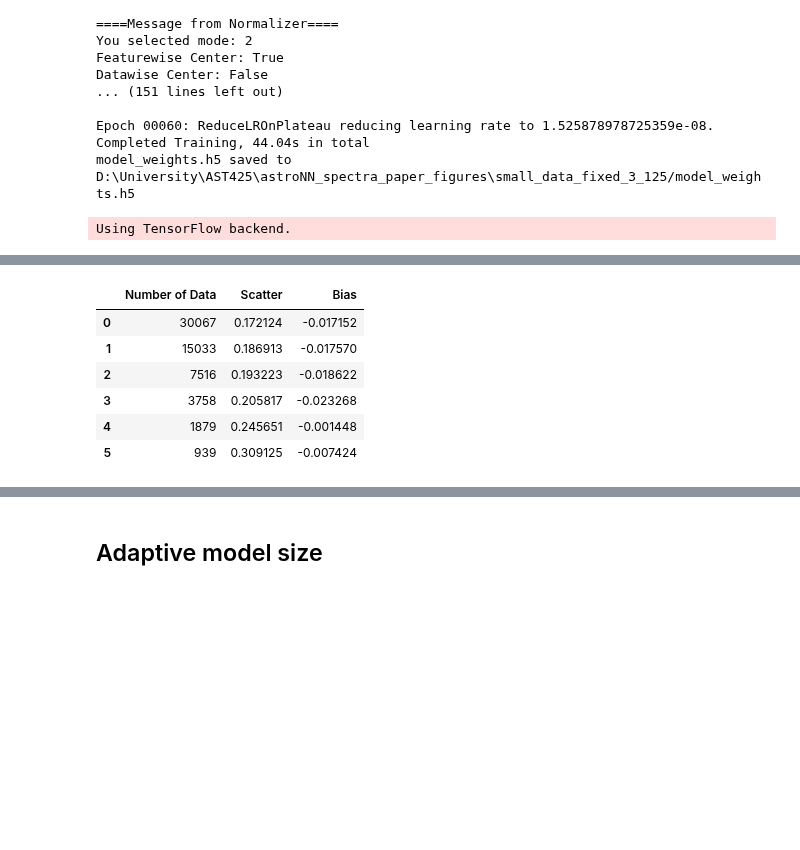
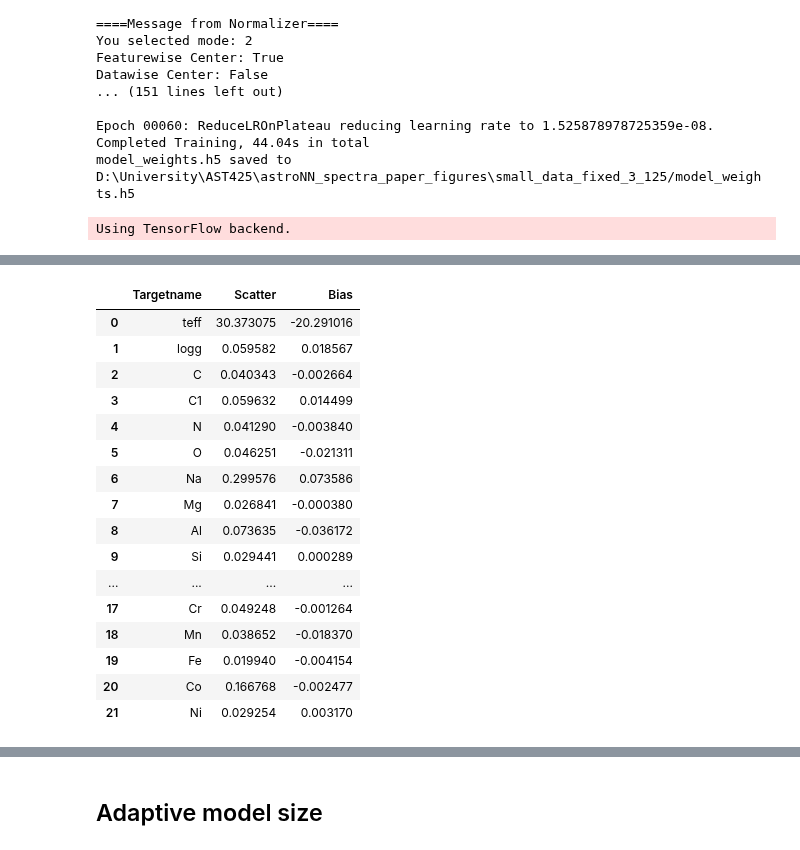
Before and after one commit to henrysky/astroNN_spectra_paper_figures, a Jupyter notebook: Small_Data.ipynb, the cells around one changed output, grey strips where cells are left out. Cells and saved outputs as stored; diff of their text form; code cells hidden in the pictures; blank space fills up the shorter version.

Commit message:
reran small data

```diff
--- a/Small_Data.ipynb
+++ b/Small_Data.ipynb
@@ -202,6 +202,7 @@ model_weights.h5 saved to D:\University\AST425\astroNN_spectra_paper_figures\sma
 import numpy as np
 import pandas as pd
 from astropy.stats import mad_std
+from IPython.display import display, HTML
 
 from astroNN.models import load_folder
 from astroNN.datasets import H5Loader
@@ -212,49 +213,71 @@ loader.target = ['teff', 'logg', 'C', 'C1', 'N', 'O', 'Na', 'Mg', 'Al', 'Si', 'P
                  'Ca', 'Ti', 'Ti2', 'V', 'Cr', 'Mn', 'Fe','Co', 'Ni']
 x, y = loader.load()
 
-mae = []
-me = []
-
 net_100 = load_folder("astroNN_0617_run001")  # this is the main model we used
 net_100_pred, err = net_100.test(x)
-residue = ((net_100_pred - y) / net_100.labels_std)
-mae.append(mad_std(residue))
-me.append(np.median(residue))
+residue = (net_100_pred - y)
+mae = mad_std(residue, axis=0)
+me = np.median(residue, axis=0)
+
+d = {'Targetname': net_100.targetname, 'Scatter': mae, 'Bias': me}
+df = pd.DataFrame(data=d)
+print("30067 data")
+display(HTML(df.to_html()))
 
 net_50 = load_folder("small_data_fixed_50")
 net_50_pred, err = net_50.test(x)
-residue = ((net_50_pred - y) / net_50.labels_std)
-mae.append(mad_std(residue))
-me.append(np.median(residue))
+residue = (net_50_pred - y)
+mae = mad_std(residue, axis=0)
+me = np.median(residue, axis=0)
+
+d = {'Targetname': net_100.targetname, 'Scatter': mae, 'Bias': me}
+df = pd.DataFrame(data=d)
+print("15033 data")
+display(HTML(df.to_html()))
 
 net_25 = load_folder("small_data_fixed_25")
 net_25_pred, err = net_25.test(x)
-residue = ((net_25_pred - y) / net_25.labels_std)
-mae.append(mad_std(residue))
-me.append(np.median(residue))
+residue = (net_25_pred - y)
+mae = mad_std(residue, axis=0)
+me = np.median(residue, axis=0)
+
+d = {'Targetname': net_100.targetname, 'Scatter': mae, 'Bias': me}
+df = pd.DataFrame(data=d)
+print("7516 data")
+display(HTML(df.to_html()))
 
 net_12_5 = load_folder("small_data_fixed_12_5")
 net_12_5_pred, err = net_12_5.test(x)
-residue = ((net_12_5_pred - y) / net_12_5.labels_std)
-mae.append(mad_std(residue))
-me.append(np.median(residue))
+residue = (net_12_5_pred - y)
+mae = mad_std(residue, axis=0)
+me = np.median(residue, axis=0)
+
+d = {'Targetname': net_100.targetname, 'Scatter': mae, 'Bias': me}
+df = pd.DataFrame(data=d)
+print("3758 data")
+display(HTML(df.to_html()))
 
 net_6_25 = load_folder("small_data_fixed_6_25")
 net_6_25_pred, err = net_6_25.test(x)
-residue = ((net_6_25_pred - y) / net_6_25.labels_std)
-mae.append(mad_std(residue))
-me.append(np.median(residue))
+residue = (net_6_25_pred - y)
+mae = mad_std(residue, axis=0)
+me = np.median(residue, axis=0)
+
+d = {'Targetname': net_100.targetname, 'Scatter': mae, 'Bias': me}
+df = pd.DataFrame(data=d)
+print("1879 data")
+display(HTML(df.to_html()))
 
 net_3_125 = load_folder("small_data_fixed_3_125")
 net_3_125_pred, err = net_3_125.test(x)
-residue = ((net_3_125_pred - y) / net_3_125.labels_std)
-mae.append(mad_std(residue))
-me.append(np.median(residue))
+residue = (net_3_125_pred - y)
+mae = mad_std(residue, axis=0)
+me = np.median(residue, axis=0)
 
-
-d = {'Number of Data': [30067, 15033, 7516, 3758, 1879, 939], 'Scatter': mae, 'Bias': me}
+d = {'Targetname': net_100.targetname, 'Scatter': mae, 'Bias': me}
 df = pd.DataFrame(data=d)
-df
+print("939 data")
+display(HTML(df.to_html()))
 # %% [output]
 Using TensorFlow backend.
 ========================================================
@@ -277,7 +289,17 @@ Completed Dropout Variational Inference with 100 forward passes, 110.23s elapsed
-|  | Number of Data | Scatter | Bias |
-| 0 | 30067 | 0.172124 | -0.017152 |
-| 1 | 15033 | 0.186913 | -0.017570 |
-| 2 | 7516 | 0.193223 | -0.018622 |
-| 3 | 3758 | 0.205817 | -0.023268 |
-| 4 | 1879 | 0.245651 | -0.001448 |
-| 5 | 939 | 0.309125 | -0.007424 |
+|  | Targetname | Scatter | Bias |
+| 0 | teff | 30.373075 | -20.291016 |
+| 1 | logg | 0.059582 | 0.018567 |
+| 2 | C | 0.040343 | -0.002664 |
+| 3 | C1 | 0.059632 | 0.014499 |
+| 4 | N | 0.041290 | -0.003840 |
+| 5 | O | 0.046251 | -0.021311 |
+| 6 | Na | 0.299576 | 0.073586 |
+| 7 | Mg | 0.026841 | -0.000380 |
+| 8 | Al | 0.073635 | -0.036172 |
+| 9 | Si | 0.029441 | 0.000289 |
+| ... | ... | ... | ... |
+| 17 | Cr | 0.049248 | -0.001264 |
+| 18 | Mn | 0.038652 | -0.018370 |
+| 19 | Fe | 0.019940 | -0.004154 |
+| 20 | Co | 0.166768 | -0.002477 |
+| 21 | Ni | 0.029254 | 0.003170 |
```
Also changed, not shown: parts of 1 cell of this notebook.
